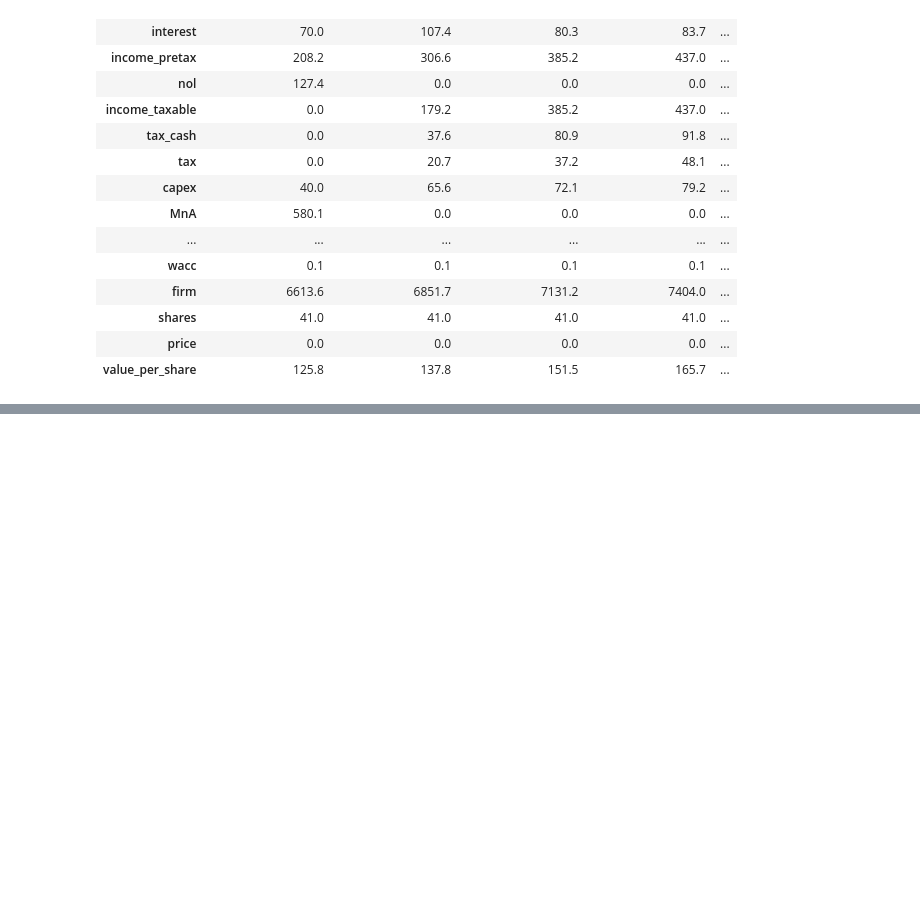
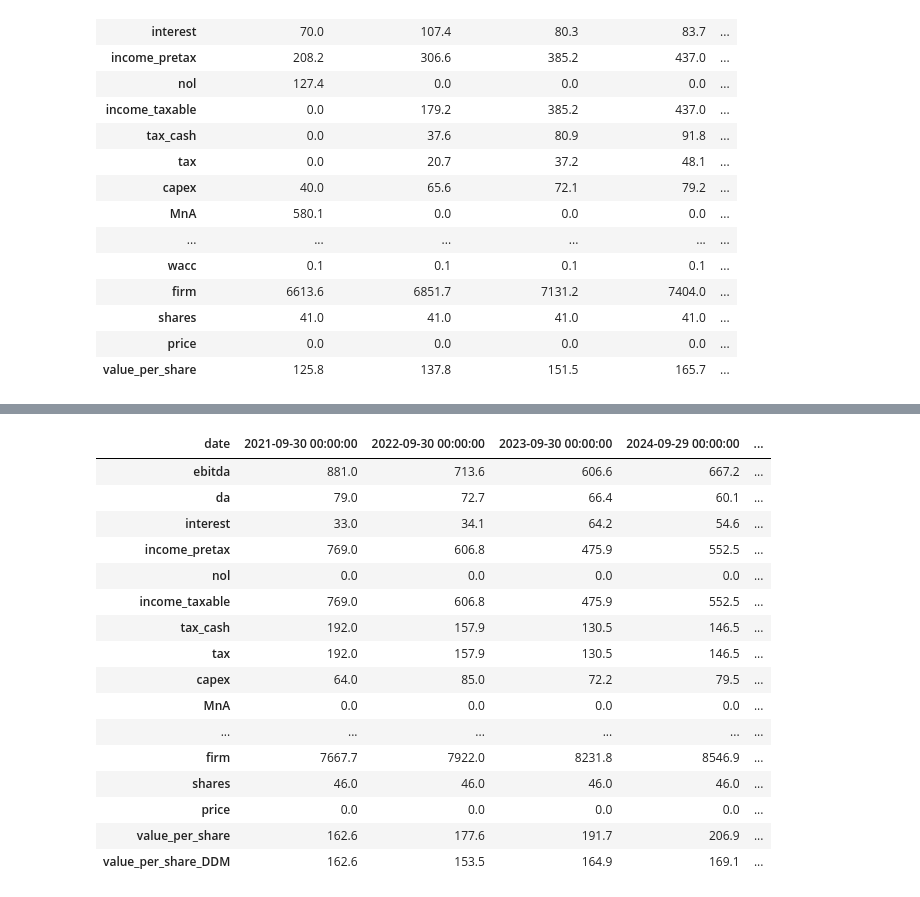
Before and after one commit to mtlr05/finagle, a Jupyter notebook: Valuation notebook.ipynb, the cells around one changed output, grey strips where cells are left out. Saved outputs shown, nothing was run; the diff lists cells and outputs as text; code cells hidden in the pictures; blank space fills up the shorter version.

Commit message:
addition of dividend discount model and combined buybacks and dividends

```diff
--- a/Valuation notebook.ipynb
+++ b/Valuation notebook.ipynb
@@ -1042,3 +1042,57 @@ FRG.display_fin()
 | shares | 41.0 | 41.0 | 41.0 | 41.0 | ... |
 | price | 0.0 | 0.0 | 0.0 | 0.0 | ... |
 | value_per_share | 125.8 | 137.8 | 151.5 | 165.7 | ... |
+# %%
+#ATKR post fy21 Q4
+#full ebitda based calculation, using forecast_ebitda() and load_data() method
+
+#initializers
+rd = 0.045
+re = 0.10
+t = 0.21
+shares = 46
+gt = 0.02
+roict=0.15 #this could be quite high if there is significant uncapitalized R&D
+year = 10 #number of years to forescast; i.e. not including ttm (baseline) year
+
+#company input data
+financials = {
+'date' : '2021-9-30',
+'ebitda' : [881], #898 - stock based comp. only the ttm year, other years are calculated using the forecast_ebitda() method
+'capex' :  [64,85],
+'dwc' : [0,0,0,0,0,0,0,0,0,0,0],
+'tax' : [192],
+'da' : [79], #don't input for all years since the terminal year should be calculated from capex and ROIC
+'debt' :  [758,758,758,758,765,765,765,765,765,765,765],
+
+'interest' : [33],
+'cash' : 576,
+'nol' : 0,
+'noa' : 0,
+}
+
+# date = date of the last reporting quarter
+# ebitda = earnings before, interest, tax, depreciation or amortization
+# capex = capital expenditure, list
+# dwc = changes in non-cash workking capital, list
+# tax0 = ttm reported taxes, float
+# da0 = ttm depreciation and amortization, float
+# debt = short and long term debt, list
+# cash = excess cash, short term investments on balancesheet not used for working capital, float
+# nol = net operating loss, i.e. tax losses subtracted from ebit for the purpose of calculating taxes, float
+# noa = other non-operating assets, examples: land, properties, other even business's not included in the cashflows, float
+
+ATKR = cmp.company(ticker = 'ATKR',rd = rd,re = re,t = t,shares = shares,gt = gt,roict = roict,year = year)
+ATKR.forecast_ebitda(881,[-0.19,-0.15,0.10,0.10], financials)#only organic EBITDA
+ATKR.forecast_capex(financials['capex'],financials)
+ATKR.load_financials(financials = financials.copy())
+ATKR.fcf_from_ebitda()
+#ATKR.fcf_to_acquire(year_a = 0, ebitda_frac = 0.008, multiple = 6.5, leverage = 0, gnext = 0.1, cap_frac = 0.12, adjust_cash = False)
+#ATKR.fcf_to_acquire(year_a = 1, ebitda_frac = 0.03, multiple = 6.5, leverage = 0, gnext = 0.1, cap_frac = 0.12, adjust_cash = False)
+#ATKR.fcf_to_acquire(year_a = 2, ebitda_frac = 0.1, multiple = 6.5, leverage = 0, gnext = 0.1, cap_frac = 0.12, adjust_cash = False)
+ATKR.fcf_to_debt(leverage=2, year_d=1)
+#ATKR.fcf_to_buyback(price=120,dp = 'constant', payout=100)
+#ATKR.fcf_to_buyback(price=120,dp = 'proportional')
+ATKR.value()
+ATKR.display_fin()
+# %% [output]
@@ -1044,0 +1110,17 @@ FRG.display_fin()
+| date | 2021-09-30 00:00:00 | 2022-09-30 00:00:00 | 2023-09-30 00:00:00 | 2024-09-29 00:00:00 | ... |
+| ebitda | 881.0 | 713.6 | 606.6 | 667.2 | ... |
+| da | 79.0 | 72.7 | 66.4 | 60.1 | ... |
+| interest | 33.0 | 34.1 | 64.2 | 54.6 | ... |
+| income_pretax | 769.0 | 606.8 | 475.9 | 552.5 | ... |
+| nol | 0.0 | 0.0 | 0.0 | 0.0 | ... |
+| income_taxable | 769.0 | 606.8 | 475.9 | 552.5 | ... |
+| tax_cash | 192.0 | 157.9 | 130.5 | 146.5 | ... |
+| tax | 192.0 | 157.9 | 130.5 | 146.5 | ... |
+| capex | 64.0 | 85.0 | 72.2 | 79.5 | ... |
+| MnA | 0.0 | 0.0 | 0.0 | 0.0 | ... |
+| ... | ... | ... | ... | ... | ... |
+| firm | 7667.7 | 7922.0 | 8231.8 | 8546.9 | ... |
+| shares | 46.0 | 46.0 | 46.0 | 46.0 | ... |
+| price | 0.0 | 0.0 | 0.0 | 0.0 | ... |
+| value_per_share | 162.6 | 177.6 | 191.7 | 206.9 | ... |
+| value_per_share_DDM | 162.6 | 153.5 | 164.9 | 169.1 | ... |
```
Also changed, not shown: parts of 2 cells of this notebook, 1 other file.
